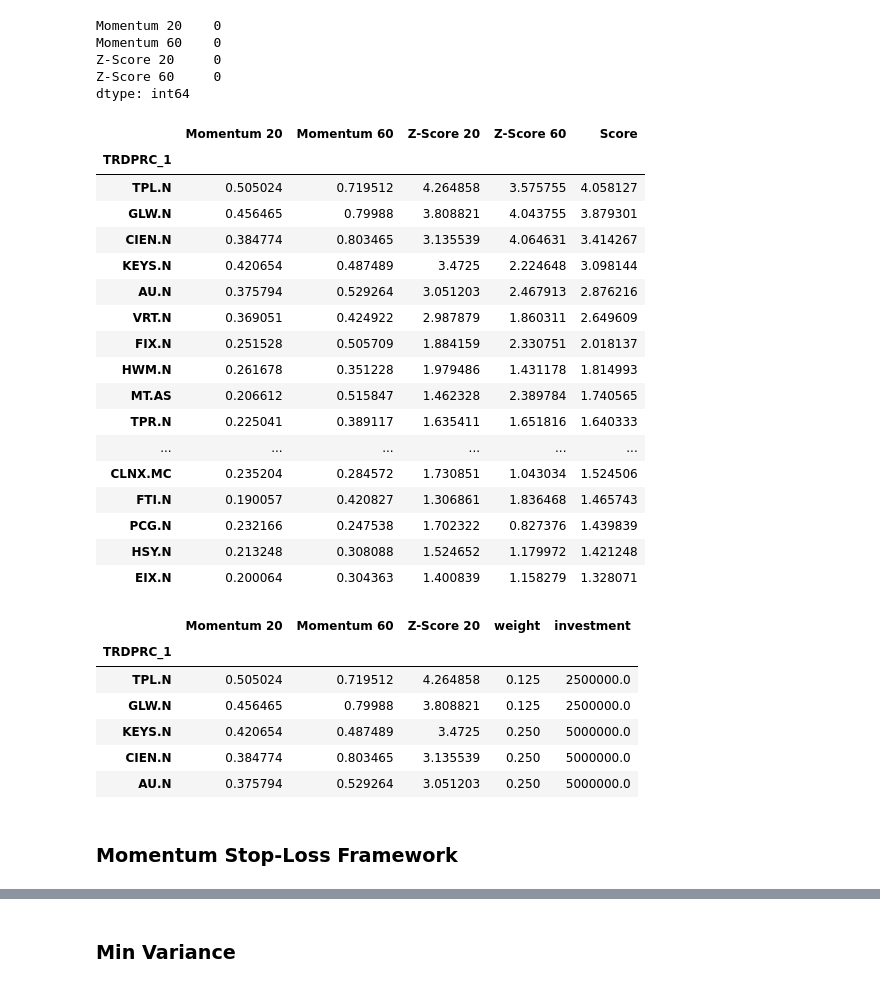
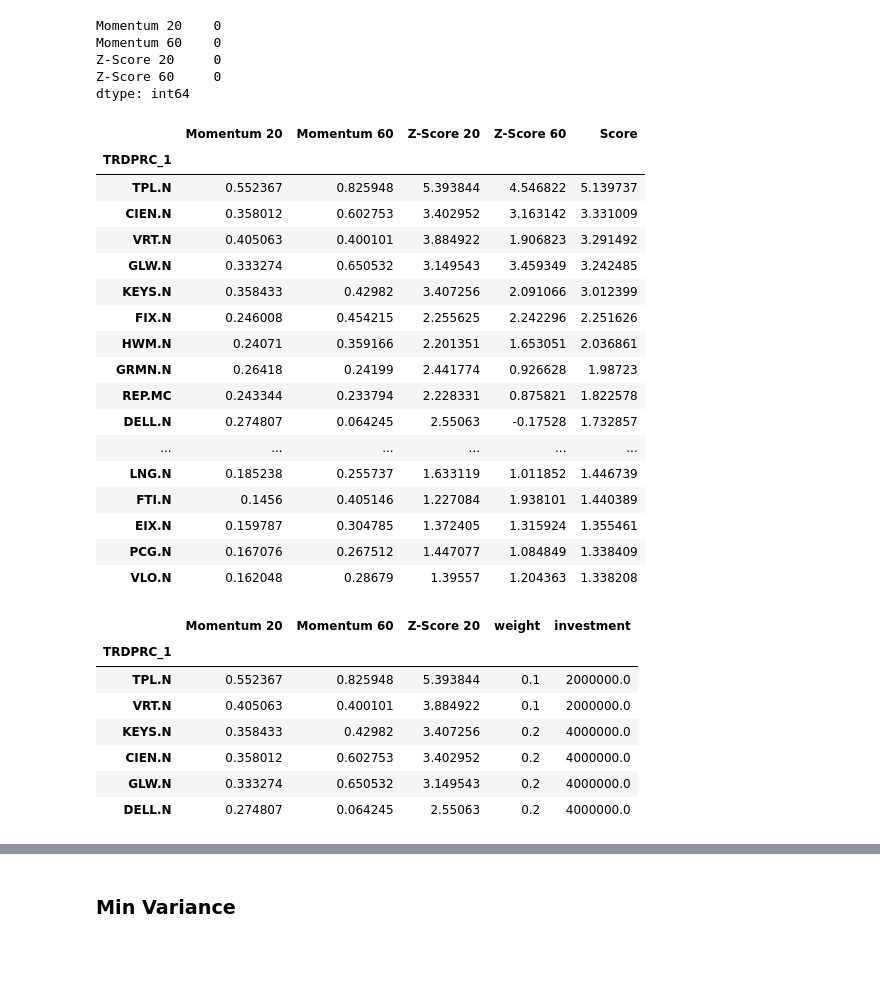
Before and after one commit to whiplash9102/ESG_Portfolio, a Jupyter notebook: v1.4/stockScreener.ipynb, the cells around one changed output, grey strips where cells are left out. Saved outputs shown, nothing was run; the diff lists cells and outputs as text; code cells hidden in the pictures; blank space fills up the shorter version.

```diff
--- a/v1.4/stockScreener.ipynb
+++ b/v1.4/stockScreener.ipynb
@@ -73,6 +76,6 @@ selected_stocks[:5]
 rolling_window = 12 * 21  # Assuming 21 trading days in a month
 # %%
-END_DATE = pd.Timestamp.today()
+END_DATE = pd.Timestamp.today().normalize()
 START_DATE = END_DATE - pd.Timedelta(days=rolling_window)
 # %% [markdown]
 
@@ -358,51 +355,50 @@ top
 # %% [output]
 |  | Momentum 20 | Momentum 60 | Z-Score 20 | Z-Score 60 | Score |
 | TRDPRC_1 |  |  |  |  |  |
-| TPL.N | 0.505024 | 0.719512 | 4.264858 | 3.575755 | 4.058127 |
-| GLW.N | 0.456465 | 0.79988 | 3.808821 | 4.043755 | 3.879301 |
-| CIEN.N | 0.384774 | 0.803465 | 3.135539 | 4.064631 | 3.414267 |
-| KEYS.N | 0.420654 | 0.487489 | 3.4725 | 2.224648 | 3.098144 |
-| AU.N | 0.375794 | 0.529264 | 3.051203 | 2.467913 | 2.876216 |
-| VRT.N | 0.369051 | 0.424922 | 2.987879 | 1.860311 | 2.649609 |
-| FIX.N | 0.251528 | 0.505709 | 1.884159 | 2.330751 | 2.018137 |
-| HWM.N | 0.261678 | 0.351228 | 1.979486 | 1.431178 | 1.814993 |
-| MT.AS | 0.206612 | 0.515847 | 1.462328 | 2.389784 | 1.740565 |
-| TPR.N | 0.225041 | 0.389117 | 1.635411 | 1.651816 | 1.640333 |
+| TPL.N | 0.552367 | 0.825948 | 5.393844 | 4.546822 | 5.139737 |
+| CIEN.N | 0.358012 | 0.602753 | 3.402952 | 3.163142 | 3.331009 |
+| VRT.N | 0.405063 | 0.400101 | 3.884922 | 1.906823 | 3.291492 |
+| GLW.N | 0.333274 | 0.650532 | 3.149543 | 3.459349 | 3.242485 |
+| KEYS.N | 0.358433 | 0.42982 | 3.407256 | 2.091066 | 3.012399 |
+| FIX.N | 0.246008 | 0.454215 | 2.255625 | 2.242296 | 2.251626 |
+| HWM.N | 0.24071 | 0.359166 | 2.201351 | 1.653051 | 2.036861 |
+| GRMN.N | 0.26418 | 0.24199 | 2.441774 | 0.926628 | 1.98723 |
+| REP.MC | 0.243344 | 0.233794 | 2.228331 | 0.875821 | 1.822578 |
+| DELL.N | 0.274807 | 0.064245 | 2.55063 | -0.17528 | 1.732857 |
 | ... | ... | ... | ... | ... | ... |
-| CLNX.MC | 0.235204 | 0.284572 | 1.730851 | 1.043034 | 1.524506 |
-| FTI.N | 0.190057 | 0.420827 | 1.306861 | 1.836468 | 1.465743 |
-| PCG.N | 0.232166 | 0.247538 | 1.702322 | 0.827376 | 1.439839 |
-| HSY.N | 0.213248 | 0.308088 | 1.524652 | 1.179972 | 1.421248 |
-| EIX.N | 0.200064 | 0.304363 | 1.400839 | 1.158279 | 1.328071 |
+| LNG.N | 0.185238 | 0.255737 | 1.633119 | 1.011852 | 1.446739 |
+| FTI.N | 0.1456 | 0.405146 | 1.227084 | 1.938101 | 1.440389 |
+| EIX.N | 0.159787 | 0.304785 | 1.372405 | 1.315924 | 1.355461 |
+| PCG.N | 0.167076 | 0.267512 | 1.447077 | 1.084849 | 1.338409 |
+| VLO.N | 0.162048 | 0.28679 | 1.39557 | 1.204363 | 1.338208 |
 # %%
 def mom_rule(df, top_k=6):
     x = df.copy()
 
     # 1) Filter trend
     x = x[x["Momentum 60"] > 0]
 
     # 2) Rank by Mom20 and take Top K
     picks = x.sort_values("Momentum 20", ascending=False).head(top_k)
 
     # 3) Size by z20 (not a buy filter)
     z = picks["Z-Score 20"]
     mult = np.where(z > 3.5, 0.3, np.where(z > 2.5, 0.6, 1.0))
 
     picks["size_mult"] = mult
     picks["weight"] = picks["size_mult"] / picks["size_mult"].sum()  # sum=1 within sleeve
     picks["investment"] = picks["weight"] * 2e7
     return picks[["Momentum 20","Momentum 60","Z-Score 20","weight","investment"]]
 
 # usage:
-picks = mom_rule(stocks_df, top_k=5)
+picks = mom_rule(stocks_df, top_k=6)
 picks
 # %% [output]
 |  | Momentum 20 | Momentum 60 | Z-Score 20 | weight | investment |
 | TRDPRC_1 |  |  |  |  |  |
-| TPL.N | 0.505024 | 0.719512 | 4.264858 | 0.125 | 2500000.0 |
-| GLW.N | 0.456465 | 0.79988 | 3.808821 | 0.125 | 2500000.0 |
-| KEYS.N | 0.420654 | 0.487489 | 3.4725 | 0.250 | 5000000.0 |
-| CIEN.N | 0.384774 | 0.803465 | 3.135539 | 0.250 | 5000000.0 |
-| AU.N | 0.375794 | 0.529264 | 3.051203 | 0.250 | 5000000.0 |
+| TPL.N | 0.552367 | 0.825948 | 5.393844 | 0.1 | 2000000.0 |
+| VRT.N | 0.405063 | 0.400101 | 3.884922 | 0.1 | 2000000.0 |
+| KEYS.N | 0.358433 | 0.42982 | 3.407256 | 0.2 | 4000000.0 |
+| CIEN.N | 0.358012 | 0.602753 | 3.402952 | 0.2 | 4000000.0 |
+| GLW.N | 0.333274 | 0.650532 | 3.149543 | 0.2 | 4000000.0 |
+| DELL.N | 0.274807 | 0.064245 | 2.55063 | 0.2 | 4000000.0 |
-# %% [markdown]
-### Momentum Stop-Loss Framework
```
Also changed, not shown: parts of 27 cells of this notebook, 16 other files.
